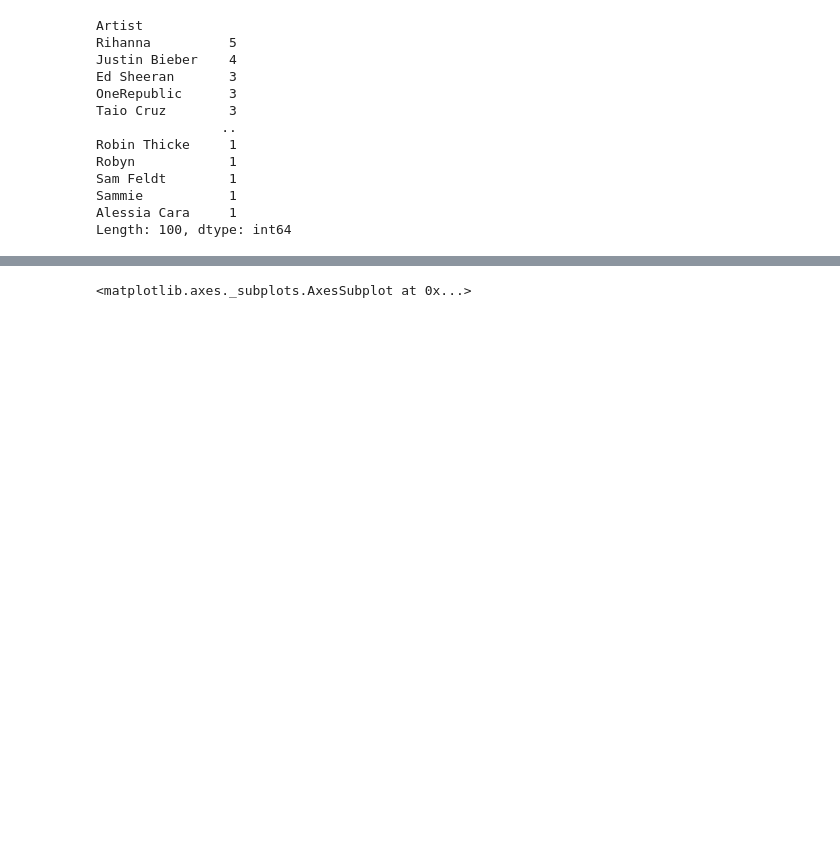
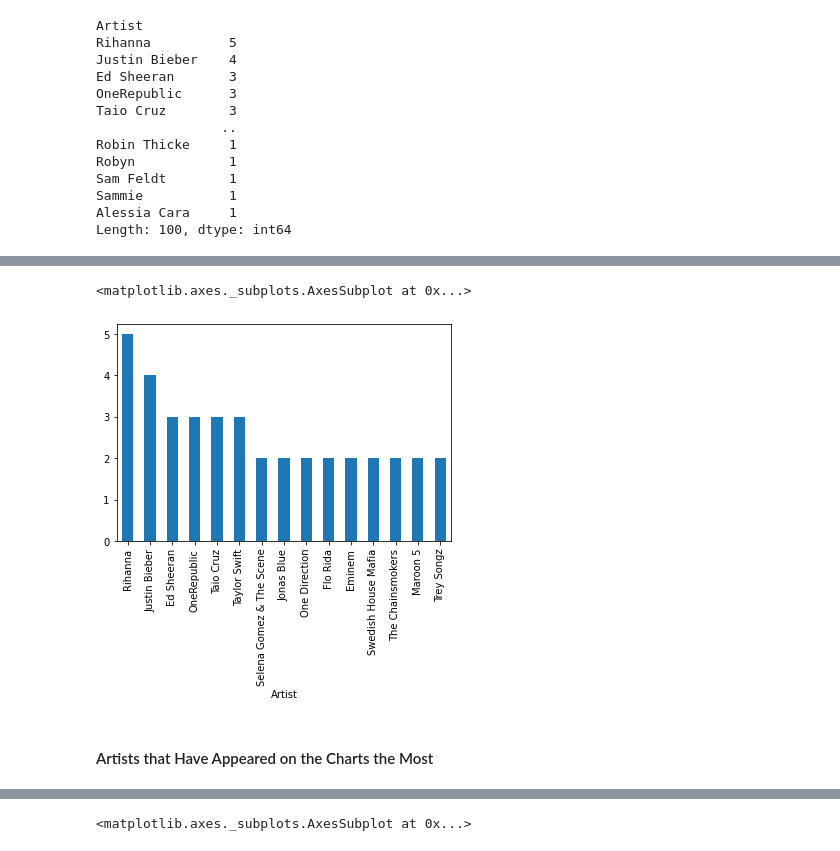
Before and after one commit to TinTesla/Project-3, a Jupyter notebook: Project-3-music-analysis.ipynb, the cells around one changed output, grey strips where cells are left out. Drawn from its saved outputs; the diff is of its cells as text; code cells hidden in the pictures; blank space fills up the shorter version.

```diff
--- a/Project-3-music-analysis.ipynb
+++ b/Project-3-music-analysis.ipynb
@@ -74,8 +74,9 @@ ZHU                  1
 Zedd                 1
 Length: 100, dtype: int64
 # %%
-# Rearrange in descending order to show who has the most songs on the charts
-number_of_times.sort_values(ascending=False)
+# Rearrange in descending order to show who has the most songs on t`he charts
+more_than_once_descending = number_of_times.sort_values(ascending=False)
+more_than_once_descending
 # %% [output]
 Artist
 Rihanna          5
@@ -94,0 +104,6 @@ Length: 100, dtype: int64
+# %%
+# Top 15 Artists who appeared most on the charts
+# top_20 = (more_than_once_descending.value_counts()).iloc[:10]
+# top_20.plot(kind="bar")
+top_15 = more_than_once_descending.nlargest(n=15)
+top_15
@@ -94,0 +128,8 @@ Length: 100, dtype: int64
+# %%
+#plot top 15 artists who have multiple songs that stayed on the charts more than one year
+top_15.plot.bar()
+# %% [output]
+<matplotlib.axes._subplots.AxesSubplot at 0x...>
+[figure, added]
+# %% [markdown]
+#### Artists that Have Appeared on the Charts the Most
```
Also changed, not shown: parts of 7 cells of this notebook.
